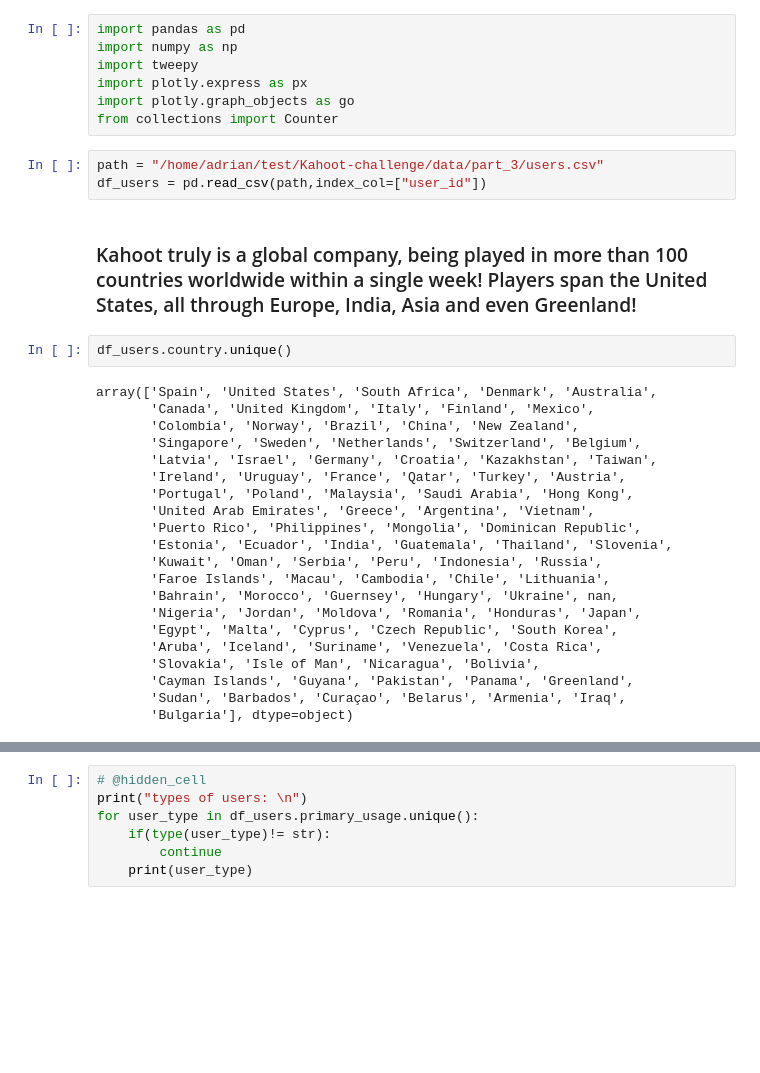
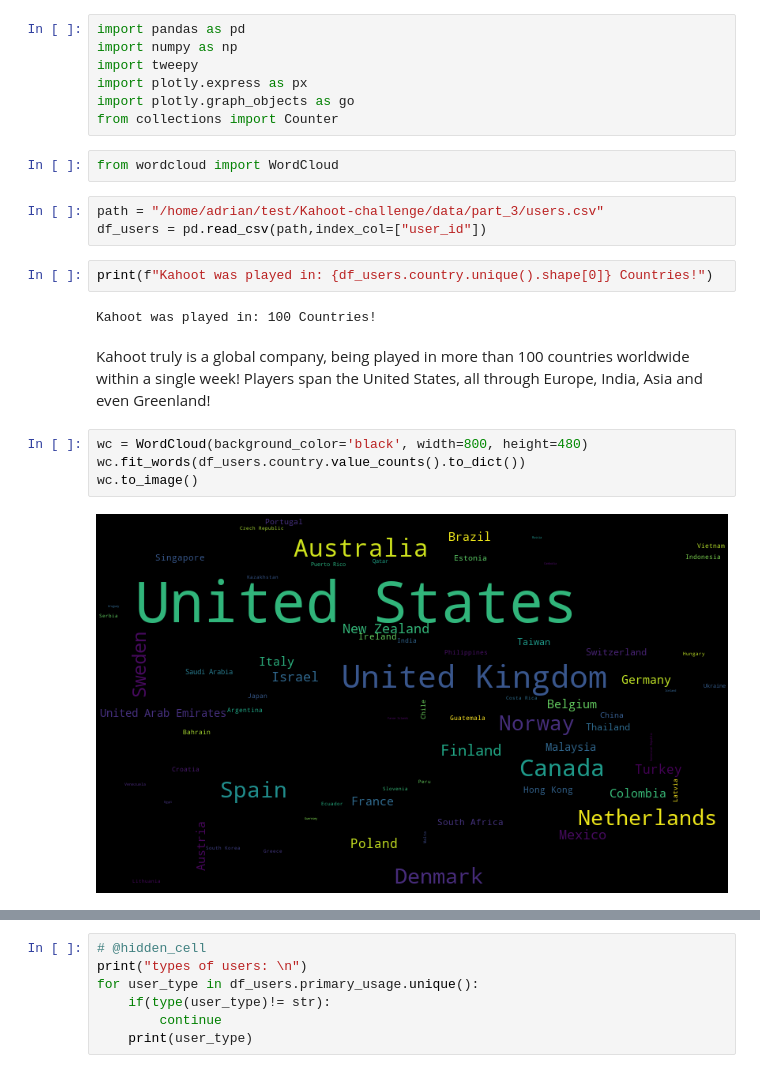
Before and after one commit to addiryan/Kahoot-challenge, a Jupyter notebook: Part_3.ipynb, the cells around one changed output, grey strips where cells are left out. Cells and saved outputs as stored; diff of their text form; blank space fills up the shorter version.

```diff
--- a/Part_3.ipynb
+++ b/Part_3.ipynb
@@ -8,32 +8,21 @@ import tweepy
 import plotly.express as px
 import plotly.graph_objects as go
 from collections import Counter
+# %%
+from wordcloud import WordCloud
 # %%
 path = "/home/adrian/test/Kahoot-challenge/data/part_3/users.csv"
 df_users = pd.read_csv(path,index_col=["user_id"])
+# %%
+print(f"Kahoot was played in: {df_users.country.unique().shape[0]} Countries!")
+# %% [output]
+Kahoot was played in: 100 Countries!
 # %% [markdown]
-### Kahoot truly is a global company, being played in more than 100 countries worldwide within a single week! Players span the United States, all through Europe, India, Asia and even Greenland!
+Kahoot truly is a global company, being played in more than 100 countries worldwide within a single week! Players span the United States, all through Europe, India, Asia and even Greenland!
-# %%
-df_users.country.unique()
-# %% [output]
-array(['Spain', 'United States', 'South Africa', 'Denmark', 'Australia',
-       'Canada', 'United Kingdom', 'Italy', 'Finland', 'Mexico',
-       'Colombia', 'Norway', 'Brazil', 'China', 'New Zealand',
-       'Singapore', 'Sweden', 'Netherlands', 'Switzerland', 'Belgium',
-       'Latvia', 'Israel', 'Germany', 'Croatia', 'Kazakhstan', 'Taiwan',
-       'Ireland', 'Uruguay', 'France', 'Qatar', 'Turkey', 'Austria',
-       'Portugal', 'Poland', 'Malaysia', 'Saudi Arabia', 'Hong Kong',
-       'United Arab Emirates', 'Greece', 'Argentina', 'Vietnam',
-       'Puerto Rico', 'Philippines', 'Mongolia', 'Dominican Republic',
-       'Estonia', 'Ecuador', 'India', 'Guatemala', 'Thailand', 'Slovenia',
-       'Kuwait', 'Oman', 'Serbia', 'Peru', 'Indonesia', 'Russia',
-       'Faroe Islands', 'Macau', 'Cambodia', 'Chile', 'Lithuania',
-       'Bahrain', 'Morocco', 'Guernsey', 'Hungary', 'Ukraine', nan,
-       'Nigeria', 'Jordan', 'Moldova', 'Romania', 'Honduras', 'Japan',
-       'Egypt', 'Malta', 'Cyprus', 'Czech Republic', 'South Korea',
-       'Aruba', 'Iceland', 'Suriname', 'Venezuela', 'Costa Rica',
-       'Slovakia', 'Isle of Man', 'Nicaragua', 'Bolivia',
-       'Cayman Islands', 'Guyana', 'Pakistan', 'Panama', 'Greenland',
-       'Sudan', 'Barbados', 'Curaçao', 'Belarus', 'Armenia', 'Iraq',
-       'Bulgaria'], dtype=object)
+# %%
+wc = WordCloud(background_color='black', width=800, height=480)
+wc.fit_words(df_users.country.value_counts().to_dict())
+wc.to_image()
+# %% [output]
+[figure, added]
 # %% [markdown]
```
Also changed, not shown: parts of 16 cells of this notebook, 1 other file.
